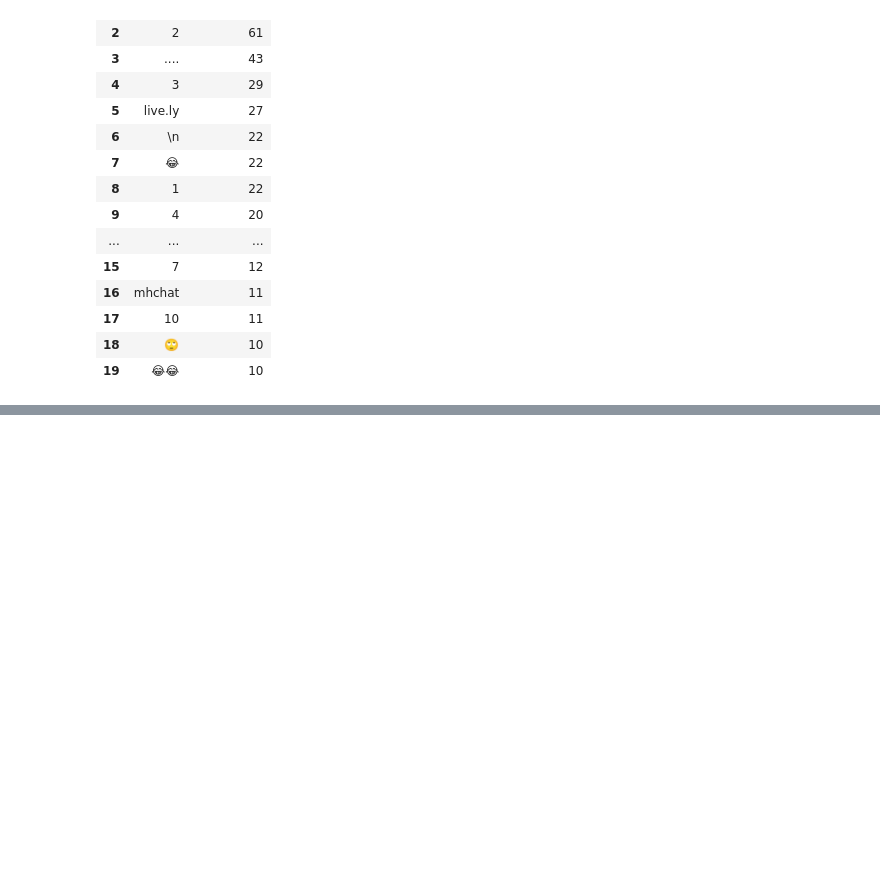
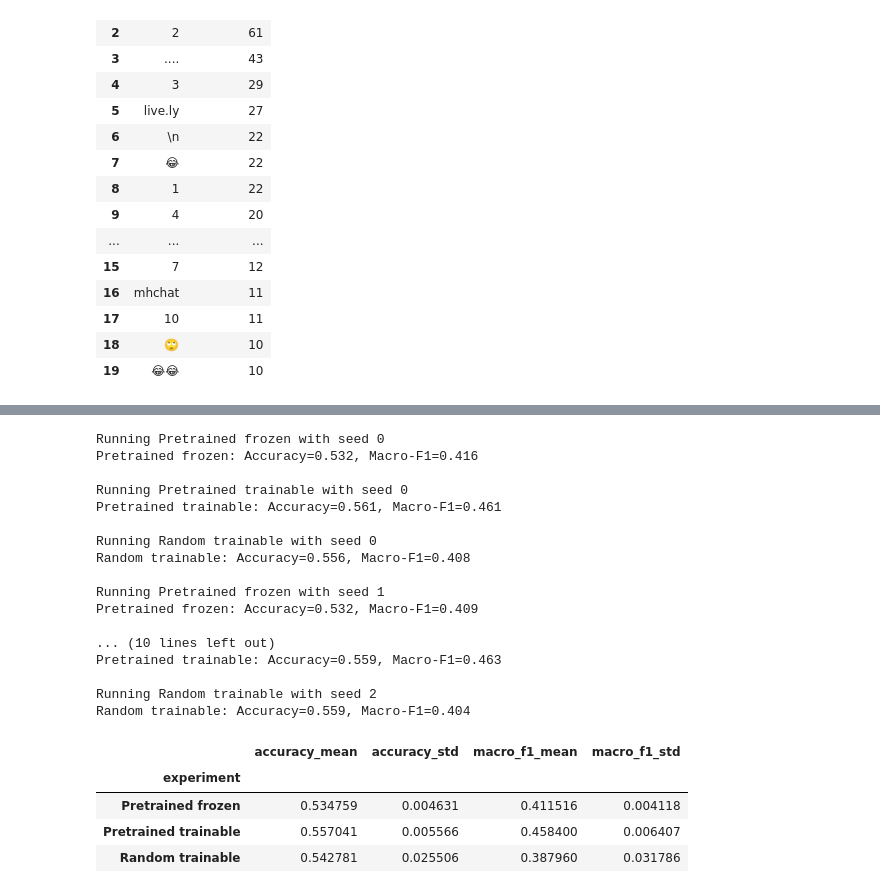
Before and after one commit to lysanneleering/nlp1-project2, a Jupyter notebook: project2.ipynb, the cells around one changed output, grey strips where cells are left out. Drawn from its saved outputs; the diff is of its cells as text; code cells hidden in the pictures; blank space fills up the shorter version.

Commit message:
Embedding experiments added

```diff
--- a/project2.ipynb
+++ b/project2.ipynb
@@ -1207,0 +1209,74 @@ lstm: Accuracy=0.535, Macro-F1=0.424
+# %%
+embedding_settings = [
+    {
+        "name": "Pretrained frozen",
+        "pretrained": True,
+        "freeze_embeddings": True,
+    },
+    {
+        "name": "Pretrained trainable",
+        "pretrained": True,
+        "freeze_embeddings": False,
+    },
+    {
+        "name": "Random trainable",
+        "pretrained": False,
+        "freeze_embeddings": False,
+    },
+]
+
+embedding_results = []
+embedding_histories = {}
+
+for seed in [0, 1, 2]:
+    for settings in embedding_settings:
+        print(f"\nRunning {settings['name']} with seed {seed}", flush=True)
+
+        result, history = run_experiment(
+            **settings,
+            encoder_type="mean",
+            epochs=20,
+            seed=seed,
+        )
+
+        embedding_results.append(result)
+        embedding_histories[(settings["name"], seed)] = history
+
+        pd.DataFrame(embedding_results).to_csv(
+            results_folder / "embedding_comparison.csv",
+            index=False,
+        )
+
+embedding_results_df = pd.DataFrame(embedding_results)
+
+display(
+    embedding_results_df.groupby("experiment").agg(
+        accuracy_mean=("accuracy", "mean"),
+        accuracy_std=("accuracy", "std"),
+        macro_f1_mean=("macro_f1", "mean"),
+        macro_f1_std=("macro_f1", "std"),
+    )
+)
+# %% [output]
+Running Pretrained frozen with seed 0
+Pretrained frozen: Accuracy=0.532, Macro-F1=0.416
+
+Running Pretrained trainable with seed 0
+Pretrained trainable: Accuracy=0.561, Macro-F1=0.461
+
+Running Random trainable with seed 0
+Random trainable: Accuracy=0.556, Macro-F1=0.408
+
+Running Pretrained frozen with seed 1
+Pretrained frozen: Accuracy=0.532, Macro-F1=0.409
+
+... (10 lines left out)
+Pretrained trainable: Accuracy=0.559, Macro-F1=0.463
+
+Running Random trainable with seed 2
+Random trainable: Accuracy=0.559, Macro-F1=0.404
+|  | accuracy_mean | accuracy_std | macro_f1_mean | macro_f1_std |
+| experiment |  |  |  |  |
+| Pretrained frozen | 0.534759 | 0.004631 | 0.411516 | 0.004118 |
+| Pretrained trainable | 0.557041 | 0.005566 | 0.458400 | 0.006407 |
+| Random trainable | 0.542781 | 0.025506 | 0.387960 | 0.031786 |
```
Also changed, not shown: parts of 10 cells of this notebook, 6 other files.
